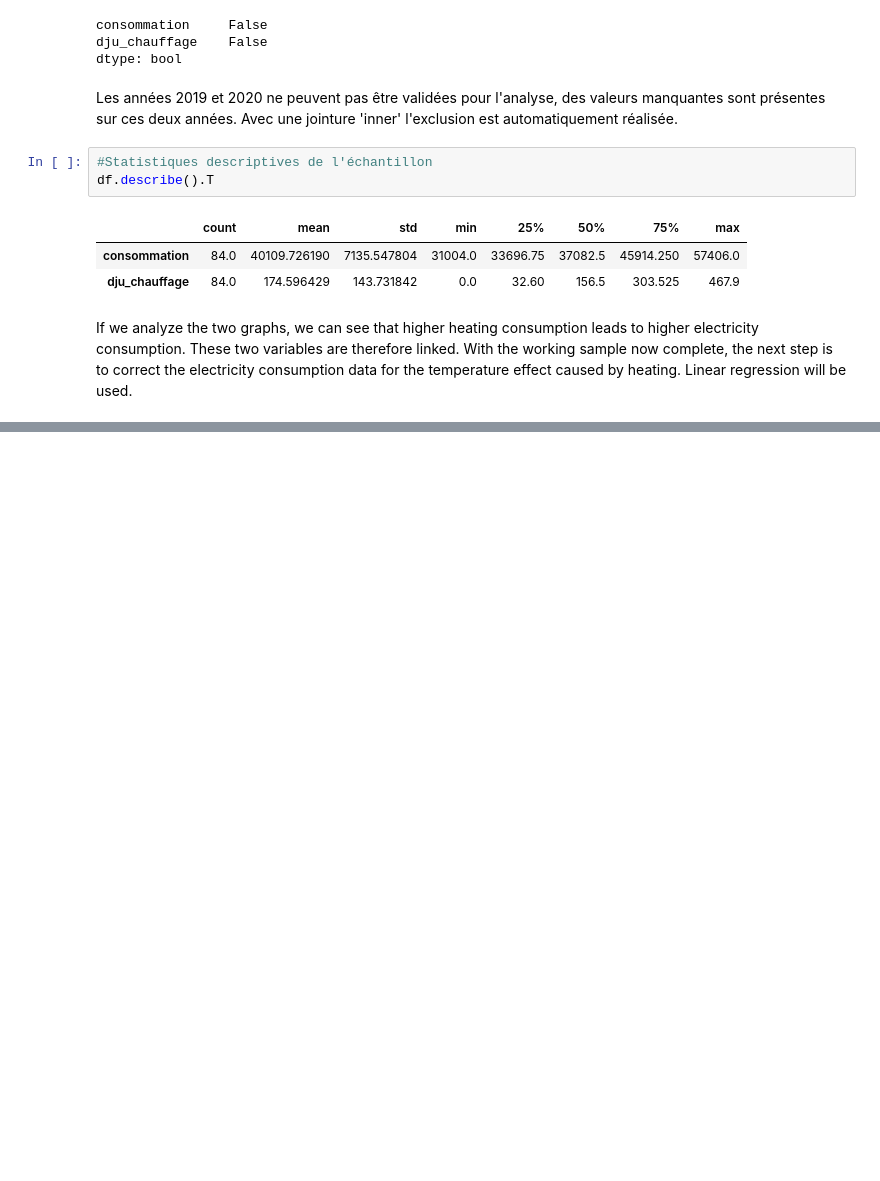
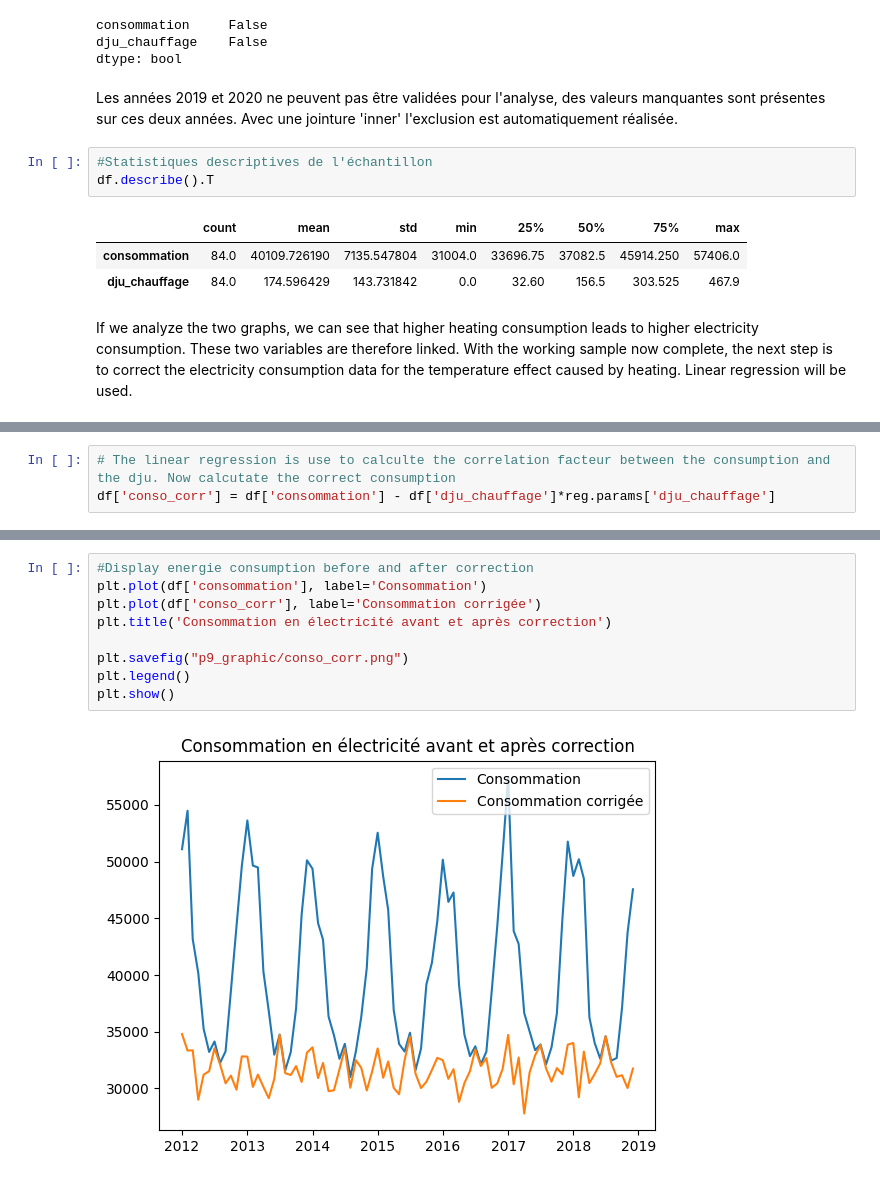
Before and after one commit to Dreys-bot/Forecasting-electricity-demand-on-the-French-market, a Jupyter notebook: notebook1.ipynb, the cells around one changed output, grey strips where cells are left out. Saved outputs shown, nothing was run; the diff lists cells and outputs as text; blank space fills up the shorter version.

```diff
--- a/notebook1.ipynb
+++ b/notebook1.ipynb
@@ -302,0 +380,3 @@ If we analyze the two graphs, we can see that higher heating consumption leads t
+# %%
+# The linear regression is use to calculte the correlation facteur between the consumption and the dju. Now calcutate the correct consumption
+df['conso_corr'] = df['consommation'] - df['dju_chauffage']*reg.params['dju_chauffage']
@@ -302,0 +418,11 @@ If we analyze the two graphs, we can see that higher heating consumption leads t
+# %%
+#Display energie consumption before and after correction
+plt.plot(df['consommation'], label='Consommation')
+plt.plot(df['conso_corr'], label='Consommation corrigée')
+plt.title('Consommation en électricité avant et après correction')
+
+plt.savefig("p9_graphic/conso_corr.png")
+plt.legend()
+plt.show()
+# %% [output]
+[figure, added]
```
Also changed, not shown: parts of 72 cells of this notebook.
